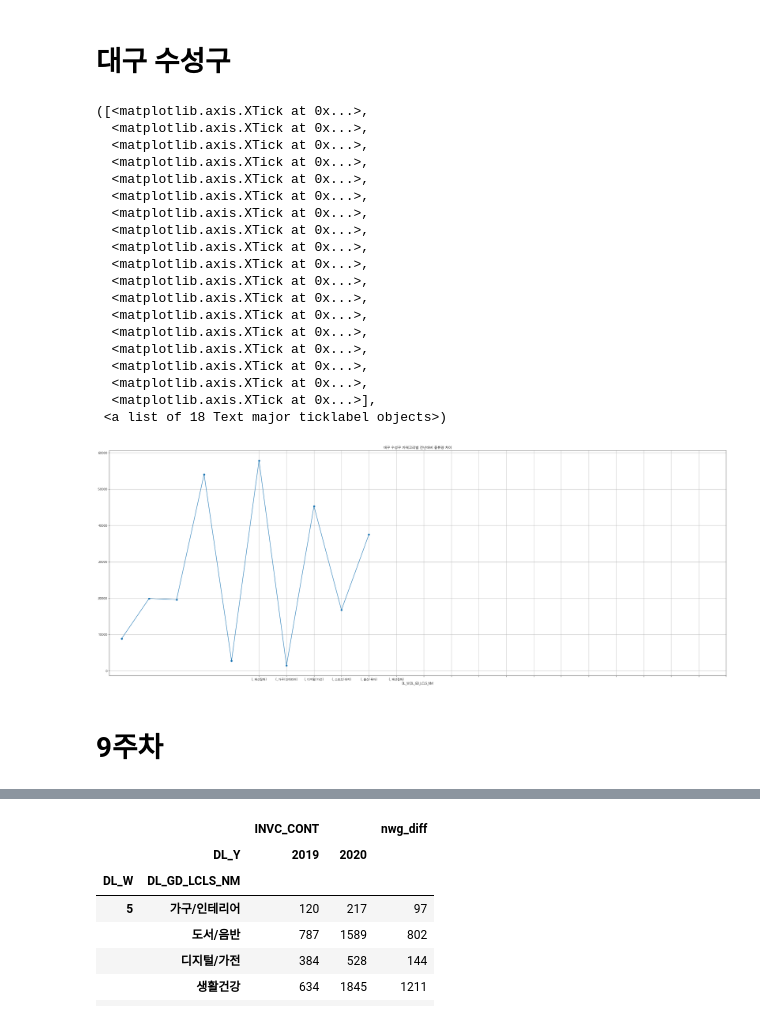
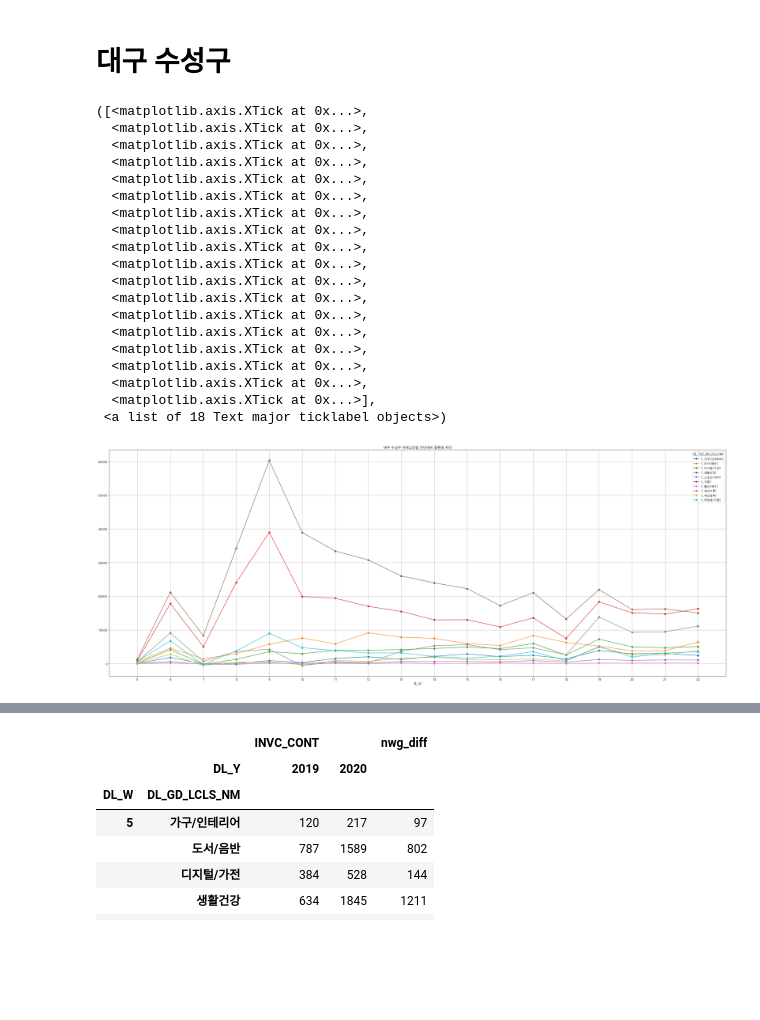
Before and after one commit to leechungpa/mcube, a Jupyter notebook: code/eda/5_cjdt_02.ipynb, the cells around one changed output, grey strips where cells are left out. Drawn from its saved outputs; the diff is of its cells as text; code cells hidden in the pictures; blank space fills up the shorter version.

```diff
--- a/code/eda/5_cjdt_02.ipynb
+++ b/code/eda/5_cjdt_02.ipynb
@@ -289,33 +289,31 @@ plt.xticks([5,6,7,8,9,10,11,12,13,14,15,16,17,18,19,20,21,22])
 # %%
 dt13=cjdt_daegu[cjdt_daegu['CTGG_NM']=='수성구']
 daegu_ssg=dt13.pivot_table(values=['INVC_CONT'], \
-                             index=['DL_W', 'DL_GD_LCLS_NM'], aggfunc='sum')
+                             index=['DL_Y','DL_W', 'DL_GD_LCLS_NM'], aggfunc='sum')
 daegu_ssg=daegu_ssg.unstack(0)
 daegu_ssg['ssg_diff']=daegu_ssg.iloc[:,1] - daegu_ssg.iloc[:,0]
 daegu_ssg_=daegu_ssg.unstack(1)
 daegu_ssg_['ssg_diff'].plot(figsize=(40,15),grid=True, marker='o')
 plt.title('대구 수성구 카테고리별 전년대비 물류량 차이')
 plt.xticks([5,6,7,8,9,10,11,12,13,14,15,16,17,18,19,20,21,22])
 # %% [output]
 ([<matplotlib.axis.XTick at 0x...>,
   <matplotlib.axis.XTick at 0x...>,
   <matplotlib.axis.XTick at 0x...>,
   <matplotlib.axis.XTick at 0x...>,
   <matplotlib.axis.XTick at 0x...>,
   <matplotlib.axis.XTick at 0x...>,
   <matplotlib.axis.XTick at 0x...>,
   <matplotlib.axis.XTick at 0x...>,
   <matplotlib.axis.XTick at 0x...>,
   <matplotlib.axis.XTick at 0x...>,
   <matplotlib.axis.XTick at 0x...>,
   <matplotlib.axis.XTick at 0x...>,
   <matplotlib.axis.XTick at 0x...>,
   <matplotlib.axis.XTick at 0x...>,
   <matplotlib.axis.XTick at 0x...>,
   <matplotlib.axis.XTick at 0x...>,
   <matplotlib.axis.XTick at 0x...>,
   <matplotlib.axis.XTick at 0x...>],
  <a list of 18 Text major ticklabel objects>)
-[figure, old version]
+[figure, new version]
-# %% [markdown]
-# 9주차
```
Also changed, not shown: parts of 8 cells of this notebook.
